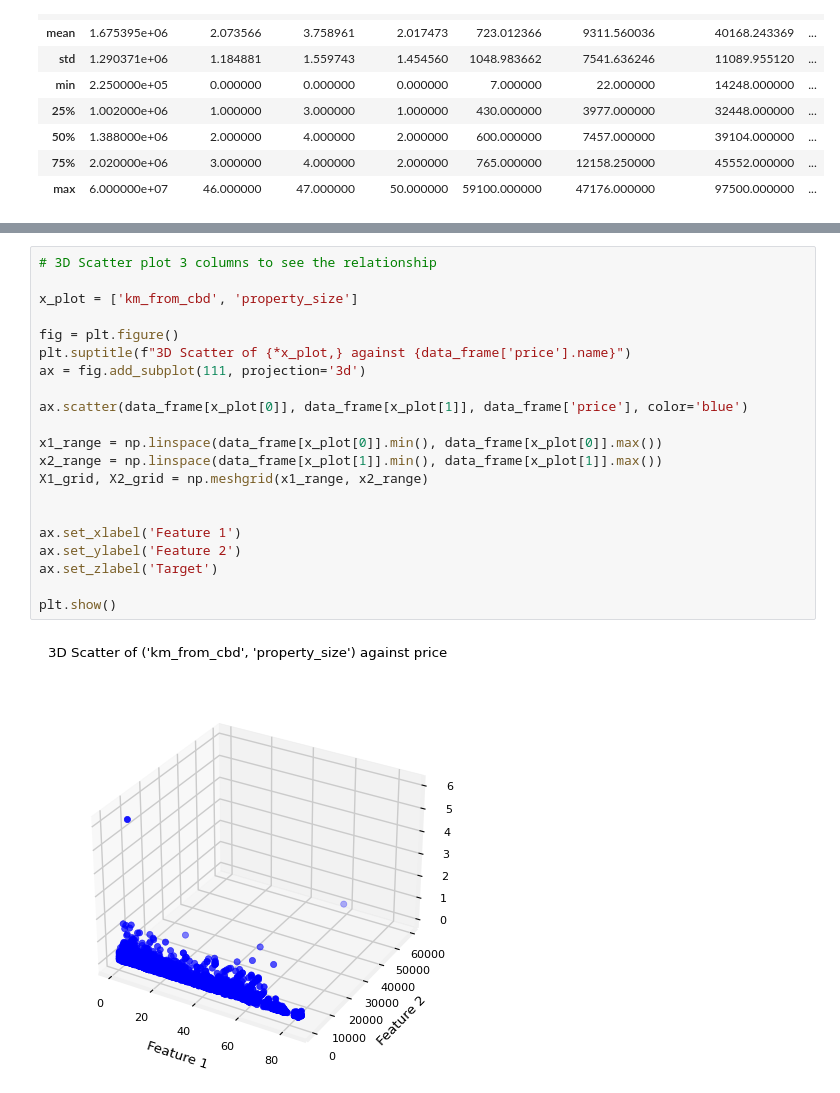
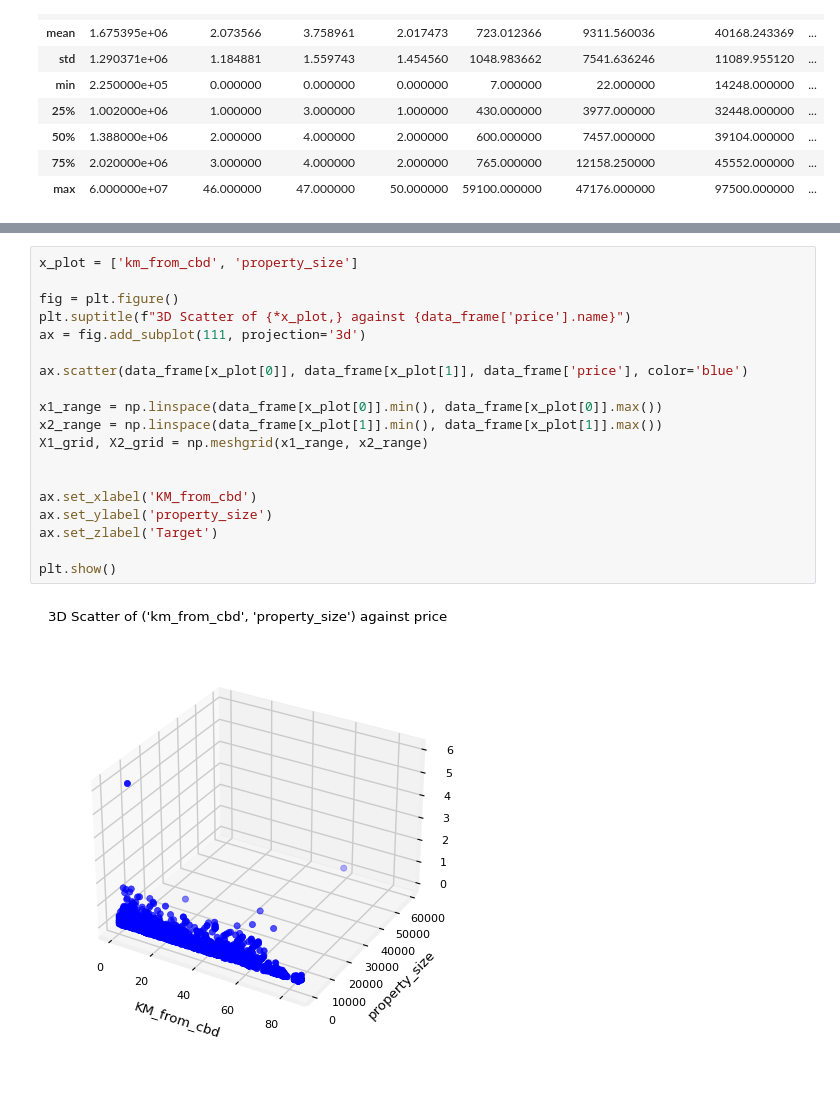
Before and after one commit to TempeHS/2026SE_MLOPSTask_Leo.P, a Jupyter notebook: 2.Model_Development/2.1.Data_Wrangling/2.1.1.data_preview.ipynb, the cells around one changed output, grey strips where cells are left out. Cells and saved outputs as stored; diff of their text form.

```diff
--- a/2.Model_Development/2.1.Data_Wrangling/2.1.1.data_preview.ipynb
+++ b/2.Model_Development/2.1.Data_Wrangling/2.1.1.data_preview.ipynb
@@ -198,23 +247,21 @@ plt.show()
 # %%
-# 3D Scatter plot 3 columns to see the relationship
-
 x_plot = ['km_from_cbd', 'property_size']
 
 fig = plt.figure()
 plt.suptitle(f"3D Scatter of {*x_plot,} against {data_frame['price'].name}")
 ax = fig.add_subplot(111, projection='3d')
 
 ax.scatter(data_frame[x_plot[0]], data_frame[x_plot[1]], data_frame['price'], color='blue')
 
 x1_range = np.linspace(data_frame[x_plot[0]].min(), data_frame[x_plot[0]].max())
 x2_range = np.linspace(data_frame[x_plot[1]].min(), data_frame[x_plot[1]].max())
 X1_grid, X2_grid = np.meshgrid(x1_range, x2_range)
 
 
-ax.set_xlabel('Feature 1')
-ax.set_ylabel('Feature 2')
+ax.set_xlabel('KM_from_cbd')
+ax.set_ylabel('property_size')
 ax.set_zlabel('Target')
 
 plt.show()
 # %% [output]
-[figure, old version]
+[figure, new version]
```
Also changed, not shown: parts of 22 cells of this notebook, 4 other files.
